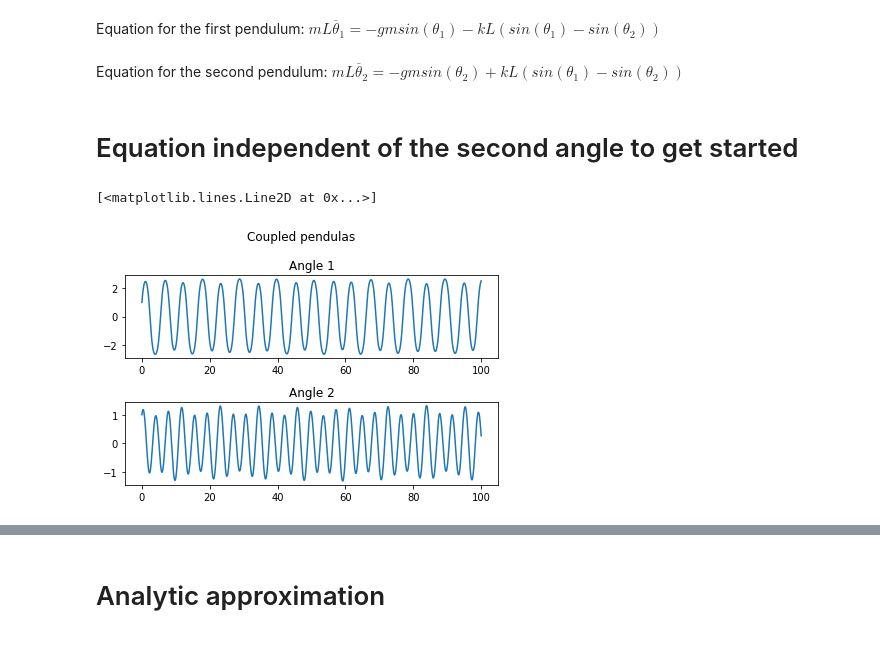
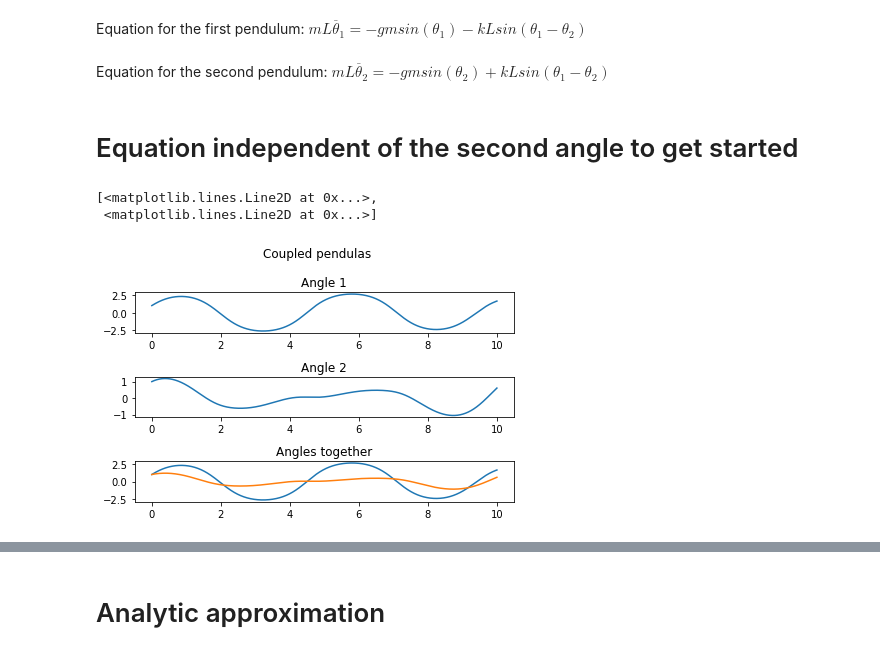
Before and after one commit to JustinZal/PendulumNN, a Jupyter notebook: Coupled Pendulums prediction.ipynb, the cells around one changed output, grey strips where cells are left out. Drawn from its saved outputs; the diff is of its cells as text; code cells hidden in the pictures.

```diff
--- a/Coupled Pendulums prediction.ipynb
+++ b/Coupled Pendulums prediction.ipynb
@@ -6,16 +6,16 @@ from random import shuffle, seed
 
 from echo_state_network import ESN
 # %% [markdown]
-Equation for the first pendulum: $mL\ddot{\theta_{1}} = -gmsin(\theta_{1}) - kL(sin(\theta_{1}) - sin(\theta_{2}))$
+Equation for the first pendulum: $mL\ddot{\theta_{1}} = -gmsin(\theta_{1}) - kLsin(\theta_{1} - \theta_{2})$
 # %% [markdown]
-Equation for the second pendulum: $mL\ddot{\theta_{2}} = -gmsin(\theta_{2}) + kL(sin(\theta_{1}) - sin(\theta_{2}))$
+Equation for the second pendulum: $mL\ddot{\theta_{2}} = -gmsin(\theta_{2}) + kLsin(\theta_{1} - \theta_{2})$
 # %% [markdown]
 # Equation independent of the second angle to get started
 # %%
 L_1 = 3
 g_1 = 9.81
 k_1 = 2
-m_1 = 8
+m_1 = 2
 
 def coupled_pendulum(w, t, p):
     # x_i = theta_i
@@ -26,8 +26,8 @@ def coupled_pendulum(w, t, p):
     x1, y1, x2, y2 = w
     g, L, k, m = p
 
-    theta1_double_prime = - g/L * np.sin(x1) - k/m * np.sin(x1 - x2)
-    theta2_double_prime = - g/L * np.sin(x2) + k/m * np.sin(x1 - x2)
+    theta1_double_prime = - g/L * np.sin(x1) - k/m * np.sin(x1 - x2) # Phase difference
+    theta2_double_prime = - g/L * np.sin(x2) - k/m * np.sin(x2 - x1) # Phase difference, but adjusted for -
 
     return [y1, theta1_double_prime, y2, theta2_double_prime]
 
@@ -45,42 +45,45 @@ def getESN(input_channels, n_reservoir, spectral_radius, sparsity, noise, teache
         sparsity=sparsity,
         noise=noise,
         input_shift=None,
-        input_scaling=None,
+        input_scaling=1/10,
         teacher_forcing=teacher_forcing,
         feedback_scaling=None,
         teacher_scaling=None,
-        teacher_shift=None,
+        teacher_shift=0.001,
         out_activation=lambda x: x, #tanh, sigmoid
         inverse_out_activation=lambda x: x, #TODO ?
         random_state=None,
         silent=False
     )
 
-t = np.linspace(0, 100, num=1000)
+t = np.linspace(0, 10, num=10000)
 
 # Pack up the parameters and initial conditions:
 p = [g_1, L_1, k_1, m_1]
 
 #Initial values
 w0 = [1, 3, 1, 1]
 
 abserr = 1.0e-8
 relerr = 1.0e-6
 
 # Call the ODE solver.
 solution = odeint(coupled_pendulum, w0, t, args=(p,), atol=abserr, rtol=relerr)
 angle1 = solution[:, 0]
 angle2 = solution[:, 2]
 
-fig, axs = plt.subplots(2)
+fig, axs = plt.subplots(3)
 fig.suptitle('Coupled pendulas')
 
 axs[0].set_title('Angle 1')
 axs[1].set_title('Angle 2')
+axs[2].set_title('Angles together')
 fig.tight_layout()
 
 axs[0].plot(t, angle1)
 axs[1].plot(t, angle2)
+axs[2].plot(t, angle1, t, angle2)
 # %% [output]
-[<matplotlib.lines.Line2D at 0x...>]
+[<matplotlib.lines.Line2D at 0x...>,
+ <matplotlib.lines.Line2D at 0x...>]
-[figure, old version]
+[figure, new version]
```
Also changed, not shown: parts of 10 cells of this notebook, 1 other file.
